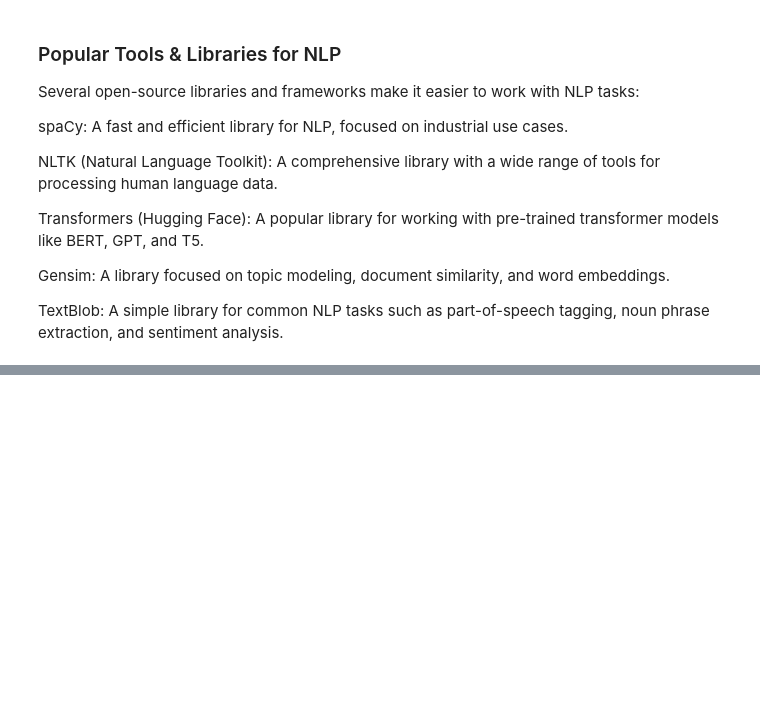
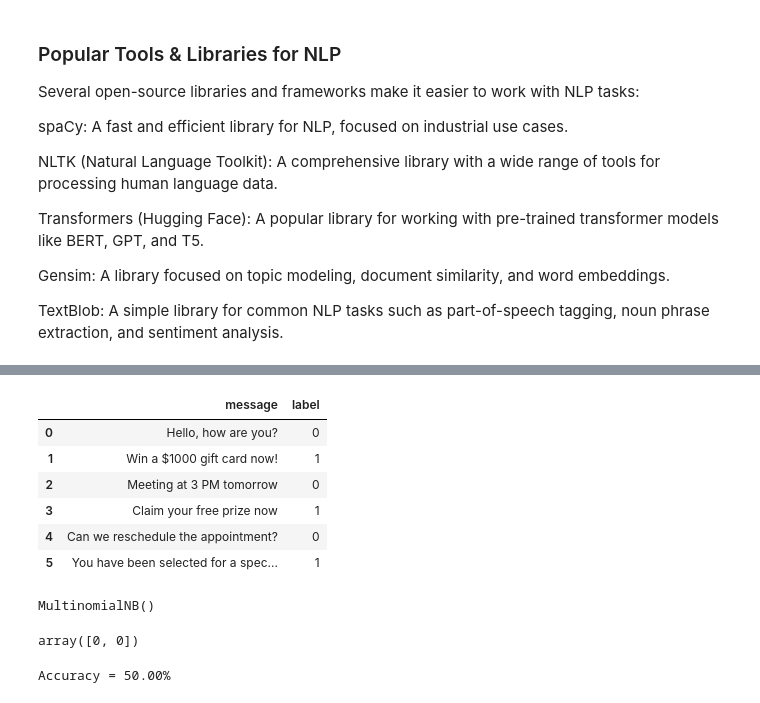
Before and after one commit to AninFreddy01/scalework_repo, a Jupyter notebook: tutorial_assignments/NLP.ipynb, the cells around one changed output, grey strips where cells are left out. Saved outputs shown, nothing was run; the diff lists cells and outputs as text; code cells hidden in the pictures; blank space fills up the shorter version.

```diff
--- a/tutorial_assignments/NLP.ipynb
+++ b/tutorial_assignments/NLP.ipynb
@@ -116,0 +153,16 @@ TextBlob: A simple library for common NLP tasks such as part-of-speech tagging,
+# %%
+#encode the label column
+encoder = LabelEncoder()
+df["label"] = encoder.fit_transform(df["label"])
+# %%
+#ham is 0
+#spam is 1
+df
+# %% [output]
+|  | message | label |
+| 0 | Hello, how are you? | 0 |
+| 1 | Win a $1000 gift card now! | 1 |
+| 2 | Meeting at 3 PM tomorrow | 0 |
+| 3 | Claim your free prize now | 1 |
+| 4 | Can we reschedule the appointment? | 0 |
+| 5 | You have been selected for a spec... | 1 |
@@ -116,0 +184,15 @@ TextBlob: A simple library for common NLP tasks such as part-of-speech tagging,
+# %%
+#train model
+model.fit(x_train_tfidf,y_train)
+# %% [output]
+MultinomialNB()
+# %%
+y_pred = model.predict(x_test_tfidf)
+y_pred
+# %% [output]
+array([0, 0])
+# %%
+accuracy = accuracy_score(y_test,y_pred)
+print(f"Accuracy = {accuracy*100:.2f}%")
+# %% [output]
+Accuracy = 50.00%
```
Also changed, not shown: parts of 11 cells of this notebook.
